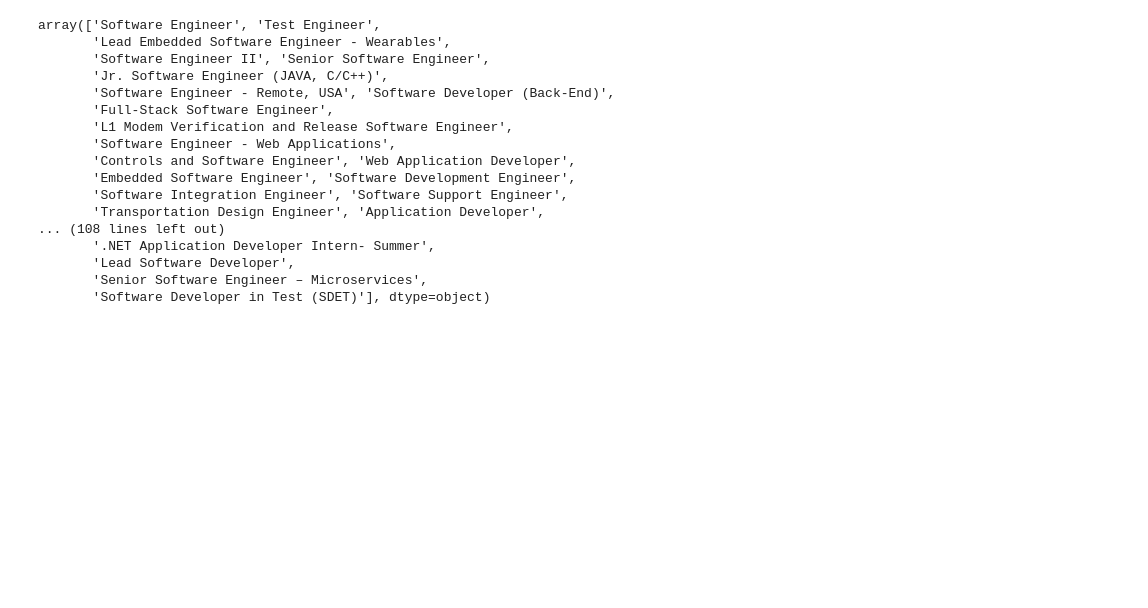
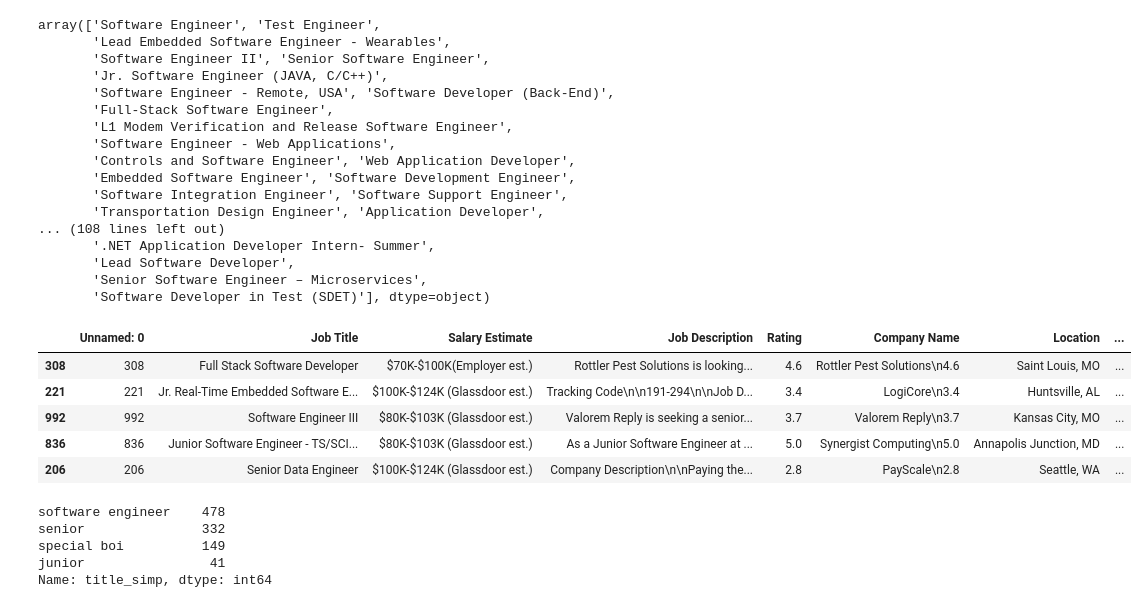
Before and after one commit to damehero/COGS108_Repo, a Jupyter notebook: FinalProject_group62.ipynb, the cells around one changed output. Saved outputs shown, nothing was run; the diff lists cells and outputs as text; code cells hidden in the pictures; blank space fills up the shorter version.

Commit message:
Fixed Title Function

```diff
--- a/FinalProject_group62.ipynb
+++ b/FinalProject_group62.ipynb
@@ -24,4 +45,47 @@ array(['Software Engineer', 'Test Engineer',
        'Lead Software Developer',
        'Senior Software Engineer – Microservices',
        'Software Developer in Test (SDET)'], dtype=object)
+# %%
+def standardize_title(title):
+
+    title = title.lower()
+    title = title.strip()
+
+    seniority = ['senior', 'sr.', 'sr', 'lead', 'expert', 'experienced', 'principal']
+    juniority = ['junior', 'jr.', 'jr']
+    specialists = ['embedded', 'test', 'integration', 'design', 'front end', 'front-end', 'back end', 'back-end', 'full stack',
+                   'full-stack', 'data', 'database', 'firmware', 'platform', 'power', 'systems', 'systems', 'solutions', 'research']
+
+    for i in seniority:
+        if i in title:
+            return 'senior'
+
+    for i in juniority:
+        if i in title:
+            return 'junior'
+
+    for i in specialists:
+        if i in title:
+            return 'special boi'
+
+    else:
+        return 'software engineer'
+# %%
+df_cs['title_simp'] = df_cs['Job Title'].apply(standardize_title)
+df_cs.sample(5)
+# %% [output]
+|  | Unnamed: 0 | Job Title | Salary Estimate | Job Description | Rating | Company Name | Location | ... |
+| 308 | 308 | Full Stack Software Developer | $70K-$100K(Employer est.) | Rottler Pest Solutions is looking... | 4.6 | Rottler Pest Solutions\n4.6 | Saint Louis, MO | ... |
+| 221 | 221 | Jr. Real-Time Embedded Software E... | $100K-$124K (Glassdoor est.) | Tracking Code\n\n191-294\n\nJob D... | 3.4 | LogiCore\n3.4 | Huntsville, AL | ... |
+| 992 | 992 | Software Engineer III | $80K-$103K (Glassdoor est.) | Valorem Reply is seeking a senior... | 3.7 | Valorem Reply\n3.7 | Kansas City, MO | ... |
+| 836 | 836 | Junior Software Engineer - TS/SCI... | $80K-$103K (Glassdoor est.) | As a Junior Software Engineer at ... | 5.0 | Synergist Computing\n5.0 | Annapolis Junction, MD | ... |
+| 206 | 206 | Senior Data Engineer | $100K-$124K (Glassdoor est.) | Company Description\n\nPaying the... | 2.8 | PayScale\n2.8 | Seattle, WA | ... |
+# %%
+df_cs.title_simp.value_counts()
+# %% [output]
+software engineer    478
+senior               332
+special boi          149
+junior                41
+Name: title_simp, dtype: int64
 # %%
```
Also changed, not shown: parts of 5 cells of this notebook.
